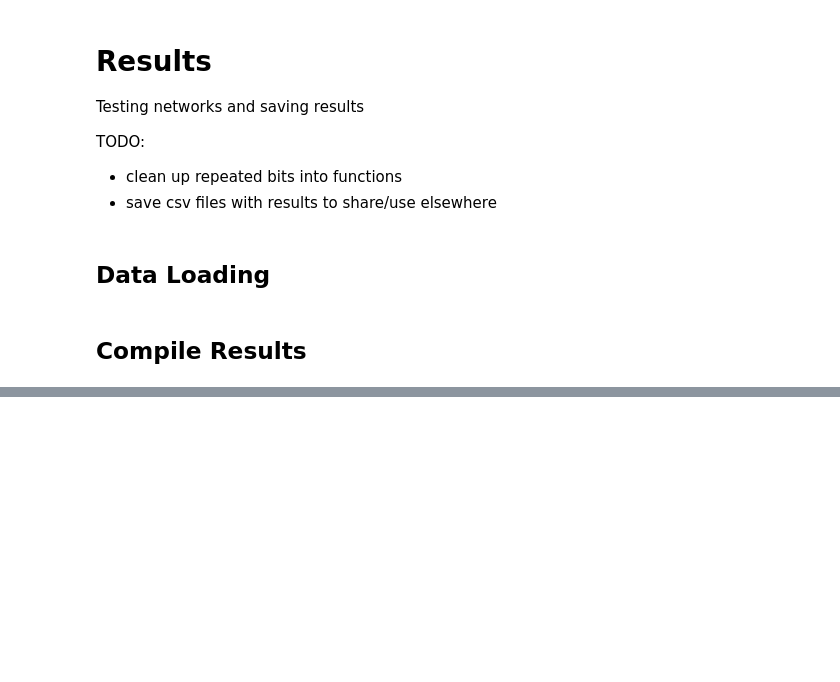
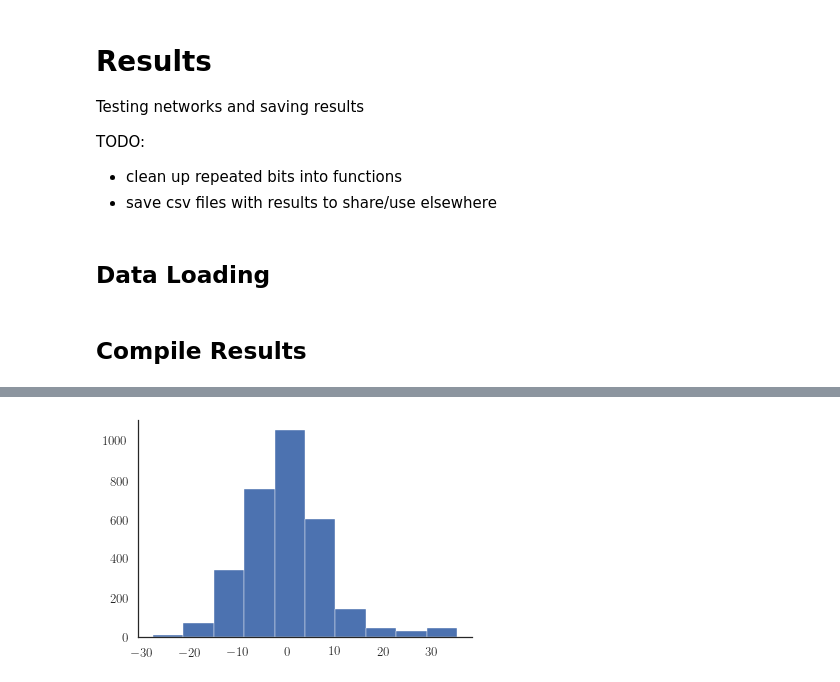
Before and after one commit to galbiati/nns-for-mnk, a Jupyter notebook: Results.ipynb, the cells around one changed output, grey strips where cells are left out. Drawn from its saved outputs; the diff is of its cells as text; code cells hidden in the pictures; blank space fills up the shorter version.

```diff
--- a/Results.ipynb
+++ b/Results.ipynb
@@ -42,0 +226,5 @@ Ss = np.concatenate(hvhdata[4])
+# %%
+plt.hist(V2, **histkws) #, bins=np.arange(0, 8, .5), **histkws)
+sns.despine()
+# %% [output]
+[figure, added]
```
Also changed, not shown: parts of 37 cells of this notebook, 1 other file.
